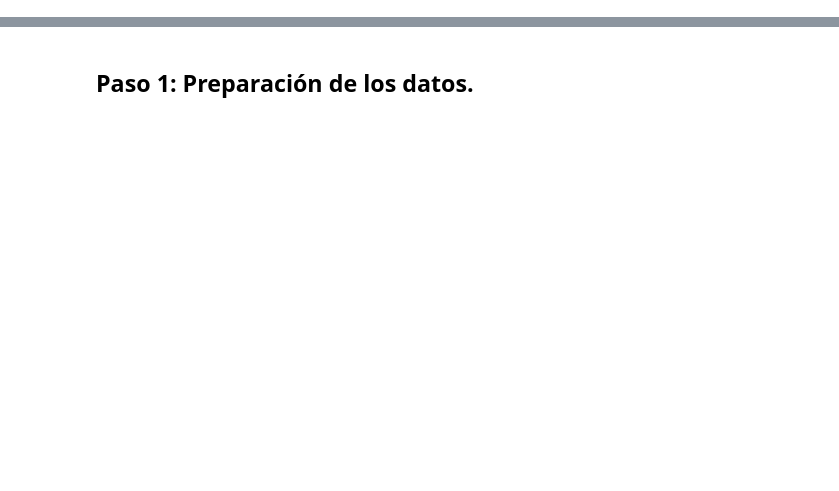
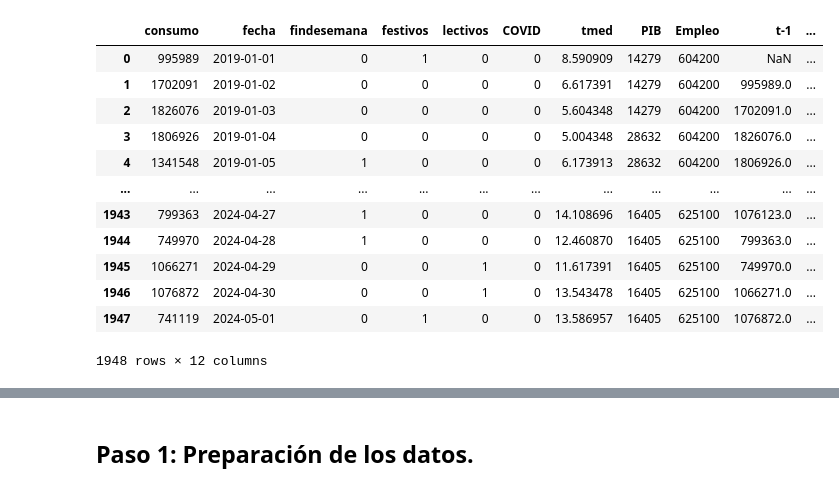
Before and after one commit to 4GeeksAcademy/AMH-proyecto-final, a Jupyter notebook: src/modeloInd.ipynb, the cells around one changed output, grey strips where cells are left out. Cells and saved outputs as stored; diff of their text form; code cells hidden in the pictures; blank space fills up the shorter version.

```diff
--- a/src/modeloInd.ipynb
+++ b/src/modeloInd.ipynb
@@ -21,0 +15,4 @@ df.tail()
+# %%
+#Covid transofromar en niveles de restricciones
+df = pd.read_csv('../data/DF_modelos/df_industrial_total.csv')
+df = df.drop(columns=['Sector_Economic','año','poblacion','velmedia','prec',])
@@ -21,0 +36,8 @@ df.tail()
+# %%
+index_primera_menor_1000 = df[df['consumo'] < 1000].index.min()
+
+# Eliminar todas las filas desde ese índice en adelante
+if index_primera_menor_1000 is not None:
+    df = df.loc[:index_primera_menor_1000-1]
+
+df
@@ -21,0 +58,20 @@ df.tail()
+# %%
+#Consumo previo
+df['t-1'] = df['consumo'].shift(1)
+df['t-2'] = df['consumo'].shift(2)
+df['t-3'] = df['consumo'].shift(3)
+df
+# %% [output]
+|  | consumo | fecha | findesemana | festivos | lectivos | COVID | tmed | PIB | Empleo | t-1 | ... |
+| 0 | 995989 | 2019-01-01 | 0 | 1 | 0 | 0 | 8.590909 | 14279 | 604200 | NaN | ... |
+| 1 | 1702091 | 2019-01-02 | 0 | 0 | 0 | 0 | 6.617391 | 14279 | 604200 | 995989.0 | ... |
+| 2 | 1826076 | 2019-01-03 | 0 | 0 | 0 | 0 | 5.604348 | 14279 | 604200 | 1702091.0 | ... |
+| 3 | 1806926 | 2019-01-04 | 0 | 0 | 0 | 0 | 5.004348 | 28632 | 604200 | 1826076.0 | ... |
+| 4 | 1341548 | 2019-01-05 | 1 | 0 | 0 | 0 | 6.173913 | 28632 | 604200 | 1806926.0 | ... |
+| ... | ... | ... | ... | ... | ... | ... | ... | ... | ... | ... | ... |
+| 1943 | 799363 | 2024-04-27 | 1 | 0 | 0 | 0 | 14.108696 | 16405 | 625100 | 1076123.0 | ... |
+| 1944 | 749970 | 2024-04-28 | 1 | 0 | 0 | 0 | 12.460870 | 16405 | 625100 | 799363.0 | ... |
+| 1945 | 1066271 | 2024-04-29 | 0 | 0 | 1 | 0 | 11.617391 | 16405 | 625100 | 749970.0 | ... |
+| 1946 | 1076872 | 2024-04-30 | 0 | 0 | 1 | 0 | 13.543478 | 16405 | 625100 | 1066271.0 | ... |
+| 1947 | 741119 | 2024-05-01 | 0 | 1 | 0 | 0 | 13.586957 | 16405 | 625100 | 1076872.0 | ... |
+1948 rows × 12 columns
```
Also changed, not shown: parts of 39 cells of this notebook, 3 other files.
